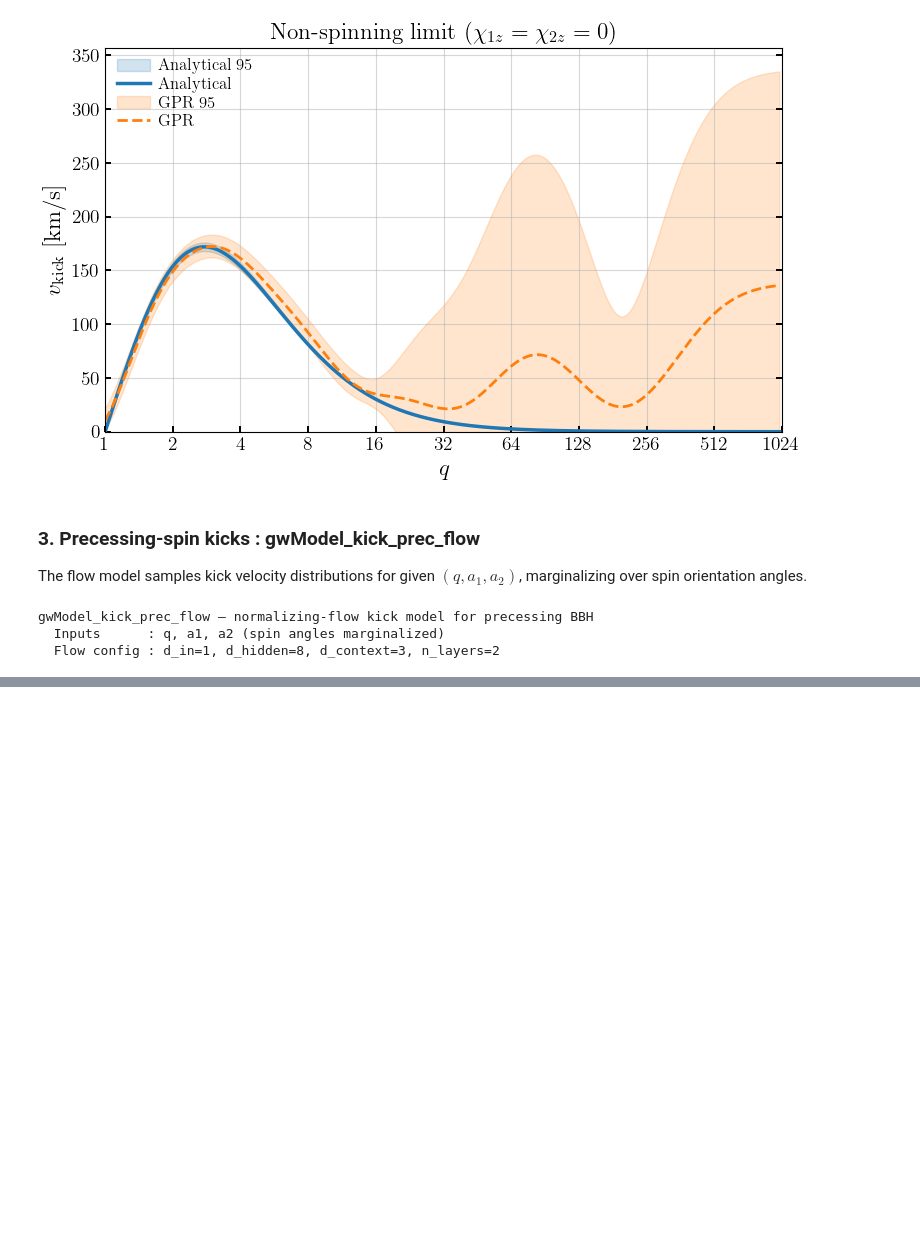
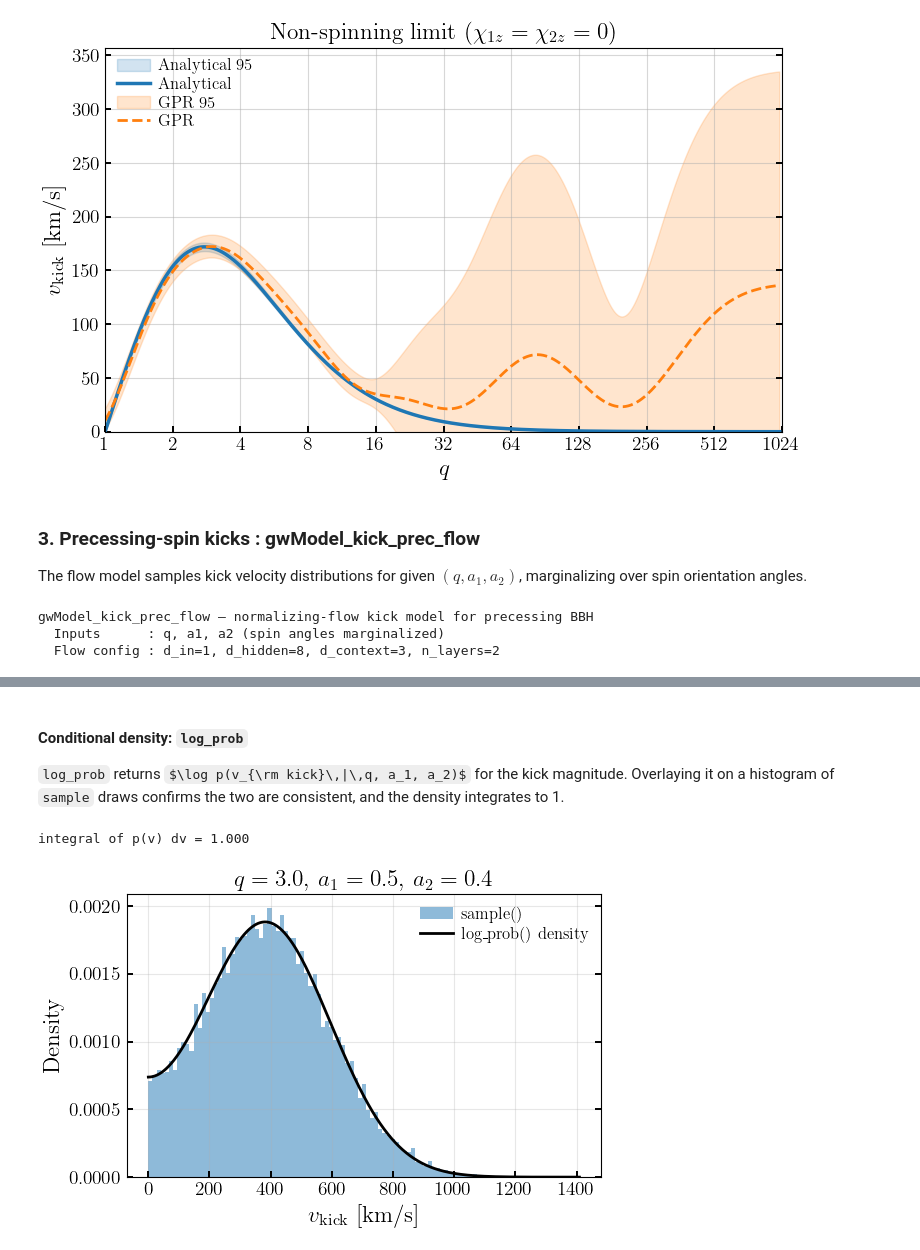
Before and after one commit to tousifislam/gwModels, a Jupyter notebook: tutorials/5_1_gwModels_kicks.ipynb, the cells around one changed output, grey strips where cells are left out. Cells and saved outputs as stored; diff of their text form; code cells hidden in the pictures; some formulas as TeX source; blank space fills up the shorter version.

```diff
--- a/tutorials/5_1_gwModels_kicks.ipynb
+++ b/tutorials/5_1_gwModels_kicks.ipynb
@@ -202,0 +247,29 @@ plt.show()
+# %% [markdown]
+#### Conditional density: `log_prob`
+
+`log_prob` returns $\log p(v_{\rm kick}\,|\,q, a_1, a_2)$ for the kick
+magnitude. Overlaying it on a histogram of `sample` draws confirms the two
+are consistent, and the density integrates to 1.
+# %%
+q0, a10, a20 = 3.0, 0.5, 0.4
+samples = flow_model.sample(q0, a10, a20, num_samples=20000)
+
+v_grid = np.linspace(0, samples.max() * 1.05, 1000)
+pdf = np.exp(flow_model.log_prob(v_grid, q0, a10, a20))
+
+trapz = np.trapezoid if hasattr(np, 'trapezoid') else np.trapz
+print(f'integral of p(v) dv = {trapz(pdf, v_grid):.3f}')
+
+plt.figure(figsize=(6, 4))
+plt.hist(samples, bins=100, density=True, alpha=0.5, label='sample()')
+plt.plot(v_grid, pdf, 'k-', lw=2, label='log_prob() density')
+plt.xlabel(r'$v_{\rm kick}$ [km/s]')
+plt.ylabel('Density')
+plt.title(rf'$q={q0}$, $a_1={a10}$, $a_2={a20}$')
+plt.legend(frameon=False)
+plt.grid(alpha=0.3)
+plt.tight_layout()
+plt.show()
+# %% [output]
+integral of p(v) dv = 1.000
+[figure, added]
```
Also changed, not shown: parts of 7 cells of this notebook, 2 other files.
